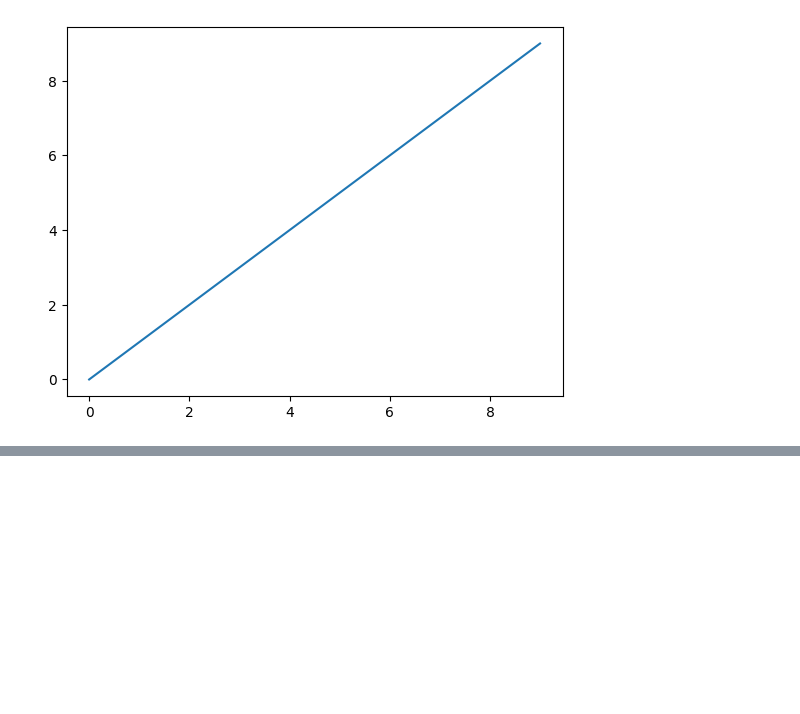
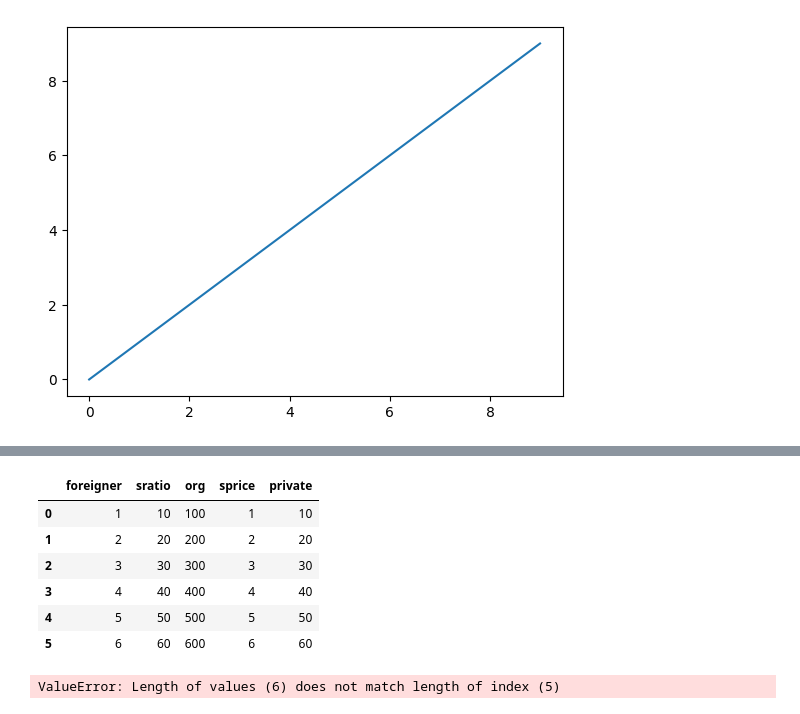
Before and after one commit to smddlswn/python230424, a Jupyter notebook: DemoPandas.ipynb, the cells around one changed output, grey strips where cells are left out. Cells and saved outputs as stored; diff of their text form; code cells hidden in the pictures; blank space fills up the shorter version.

```diff
--- a/DemoPandas.ipynb
+++ b/DemoPandas.ipynb
@@ -31,0 +62,8 @@ dtype: int64
+# %%
+#Dict를 초기화
+data = {"foreigner":[1,2,3,4,5,6],
+        "sratio":[10,20,30,40,50,60],
+        "org":[100,200,300,400,500,600],
+        "sprice":[1,2,3,4,5,6],
+        "private":[10,20,30,40,50,60] }
+data
@@ -31,0 +76,4 @@ dtype: int64
+# %%
+#데이터프레임을 생성
+frame = DataFrame(data)
+type(frame)
@@ -31,0 +97,18 @@ dtype: int64
+# %%
+frame
+# %% [output]
+|  | foreigner | sratio | org | sprice | private |
+| 0 | 1 | 10 | 100 | 1 | 10 |
+| 1 | 2 | 20 | 200 | 2 | 20 |
+| 2 | 3 | 30 | 300 | 3 | 30 |
+| 3 | 4 | 40 | 400 | 4 | 40 |
+| 4 | 5 | 50 | 500 | 5 | 50 |
+| 5 | 6 | 60 | 600 | 6 | 60 |
+# %%
+frame2 = DataFrame(data,
+                   columns=["foreigner","private","org","sratio","sprice"],
+                   index=["2023-04-25","2023-04-26","2023-04-27","2023-04-28","2023-04-29"])
+
+frame2
+# %% [output]
+ValueError: Length of values (6) does not match length of index (5)
```
Also changed, not shown: parts of 10 cells of this notebook.
